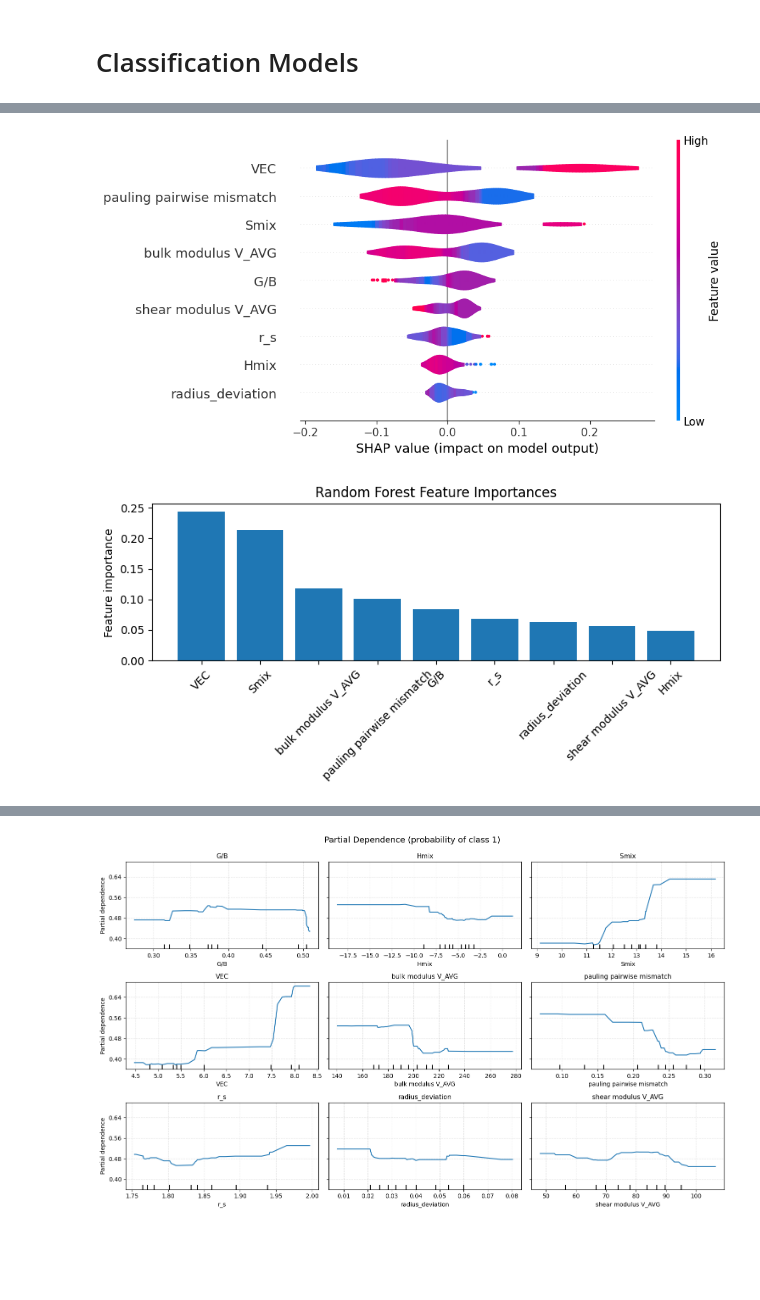
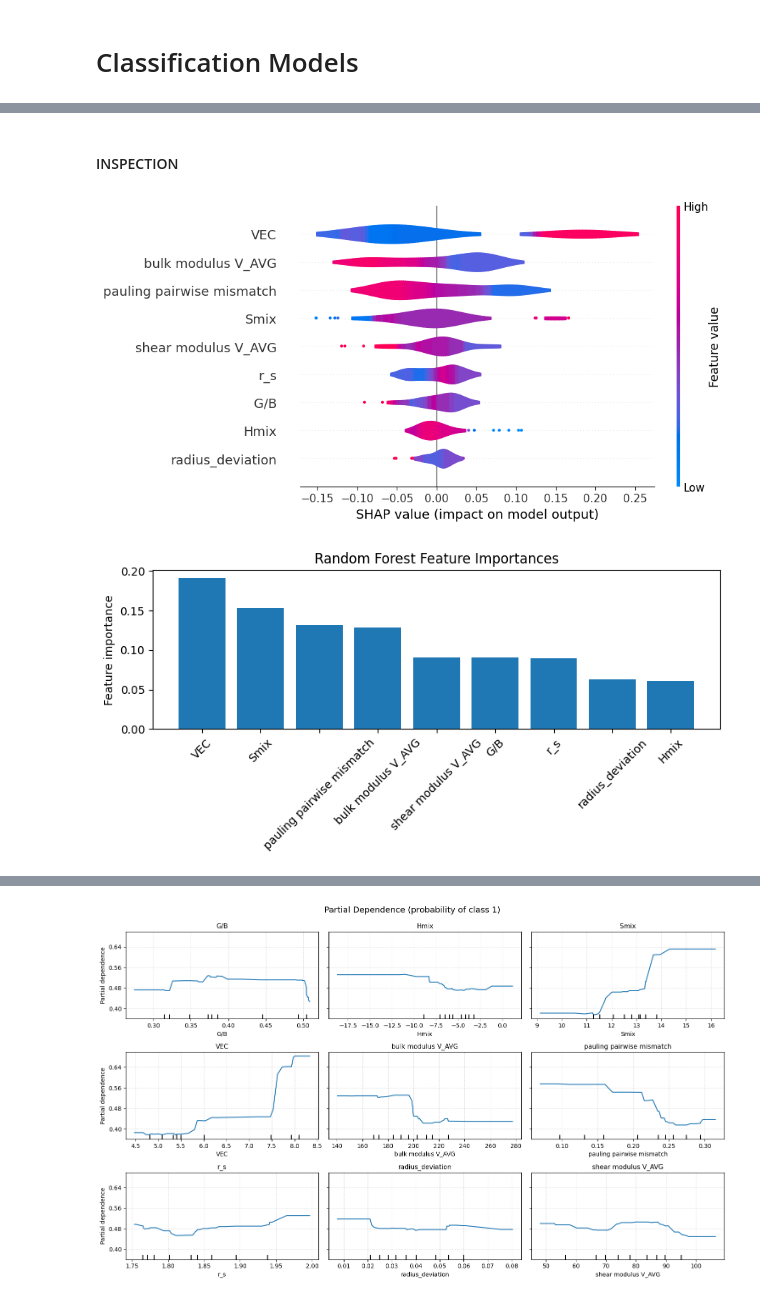
Before and after one commit to mahata-lab/Tungsten-Ductile-Brittle-Temperature, a Jupyter notebook: Ductility_Classification.ipynb, the cells around one changed output, grey strips where cells are left out. Cells and saved outputs as stored; diff of their text form; code cells hidden in the pictures; blank space fills up the shorter version.

```diff
--- a/Ductility_Classification.ipynb
+++ b/Ductility_Classification.ipynb
@@ -336,29 +356,33 @@ rf_cv
+# %% [markdown]
+#### INSPECTION
 # %%
 import shap
 
-explainer = shap.TreeExplainer(rf)
+best_rf = rf_grid_search.best_estimator_
+
+explainer = shap.TreeExplainer(best_rf)
 ex = explainer(X)                      # ex.values: (n_samples, n_features, n_classes)
 
 # pick class 1 (positive class)
 shap.plots.violin(ex[:, :, 1])         # 2-D slice: (n_samples, n_features)
 # %% [output]
-[figure, old version]
+[figure, new version]
 # %%
 # impurity-based feature importance
 import numpy as np
 
-importances = rf.feature_importances_
+importances = best_rf.feature_importances_
 indices = np.argsort(importances)[::-1]
 
 plt.figure(figsize=(8,4))
 plt.bar(range(len(importances)), importances[indices])
 plt.xticks(range(len(importances)), np.array(X.columns)[indices], rotation=45)
 plt.ylabel("Feature importance")
 plt.title("Random Forest Feature Importances")
 plt.tight_layout()
 plt.show()
 # %% [output]
-[figure, old version]
+[figure, new version]
 # %%
 # permutation importance (how much the estimators rely on a feature to get correct classification)
 # permutations may give a better idea of importance/weight since many of the features 'share importance'
```
Also changed, not shown: parts of 69 cells of this notebook.
